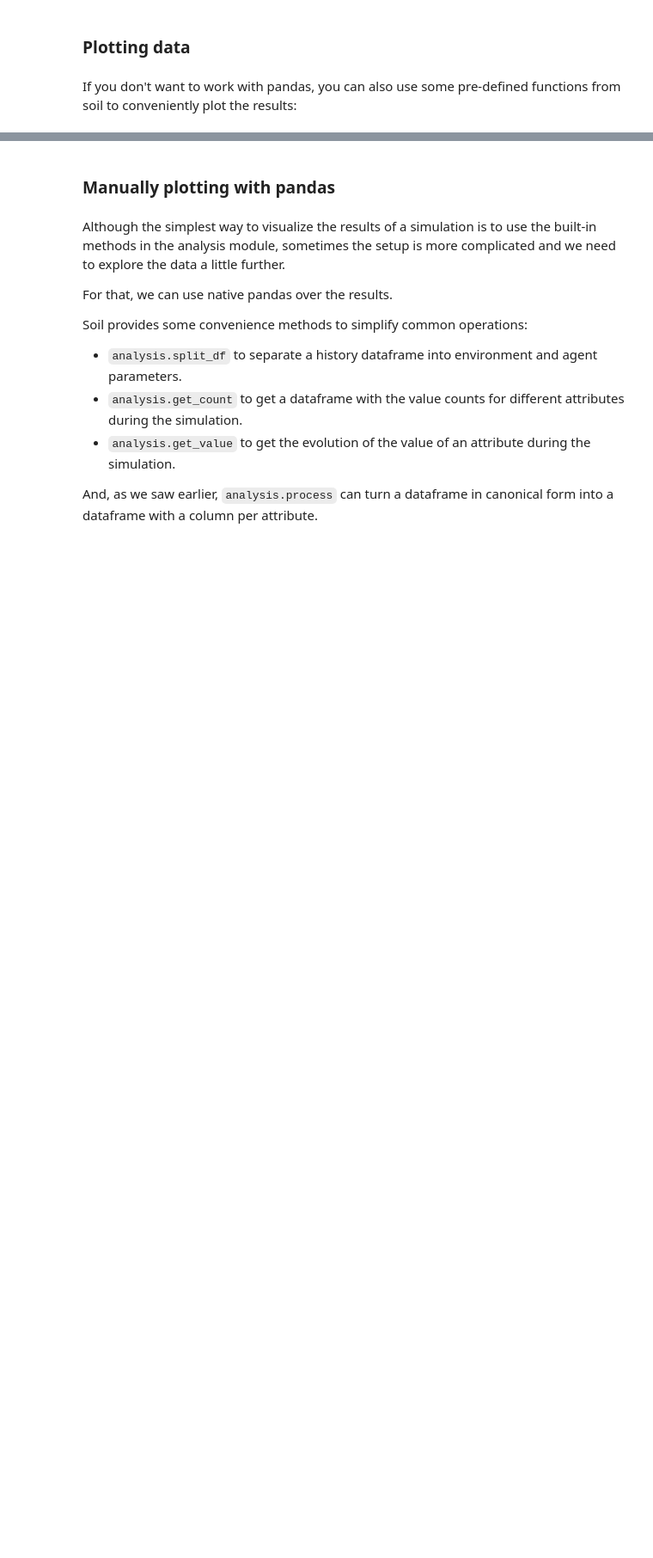
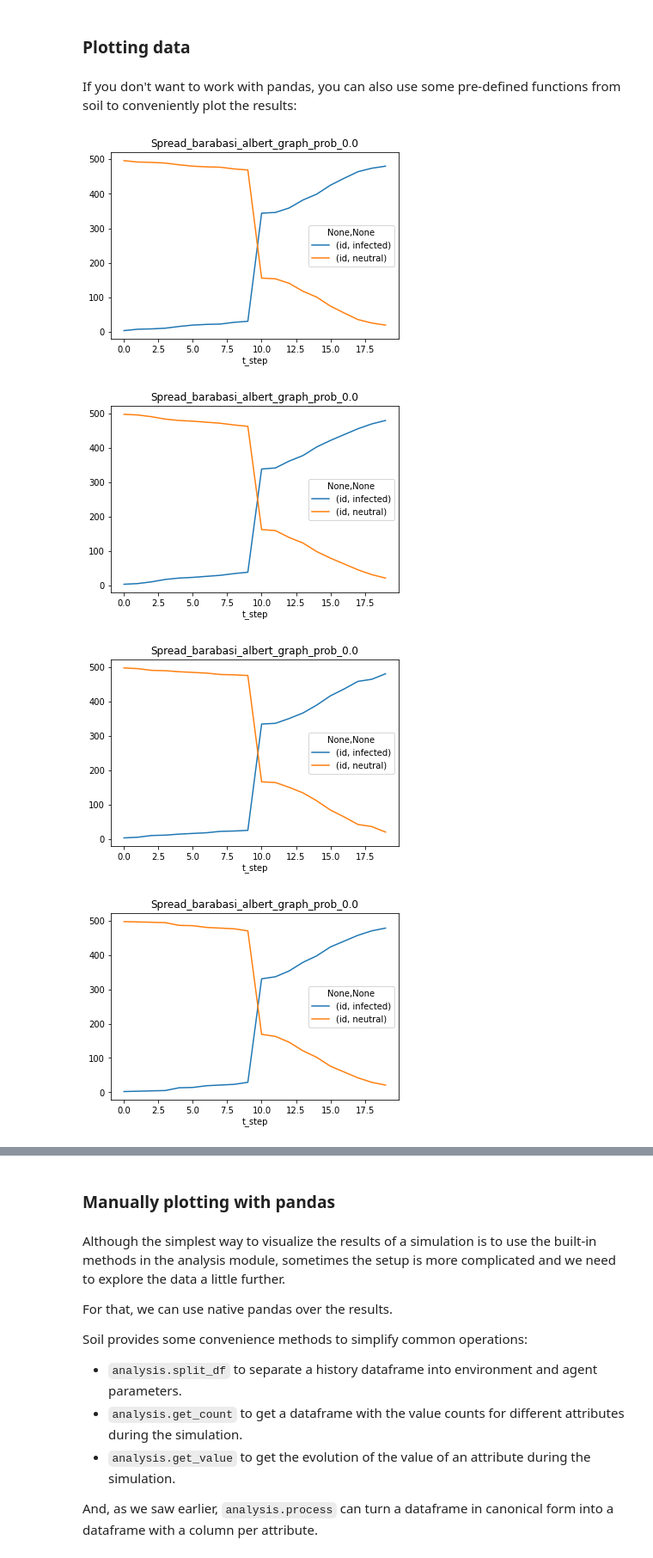
Before and after one commit to gsi-upm/soil, a Jupyter notebook: examples/tutorial/soil_tutorial.ipynb, the cells around one changed output, grey strips where cells are left out. Shown at 86% size. Drawn from its saved outputs; the diff is of its cells as text; code cells hidden in the pictures; blank space fills up the shorter version.

```diff
--- a/examples/tutorial/soil_tutorial.ipynb
+++ b/examples/tutorial/soil_tutorial.ipynb
@@ -338,4 +469,9 @@ agents1.loc['0'].dropna(axis=1)
 # %% [markdown]
 If you don't want to work with pandas, you can also use some pre-defined functions from soil to conveniently plot the results:
 # %%
-plot_all('soil_output/Spread_barabasi_albert_graph_prob_0.0/', get_count, 'id');
+analysis.plot_all('soil_output/Spread_barabasi_albert_graph_prob_0.0/', analysis.get_count, 'id');
+# %% [output]
+[figure, added]
+[figure, added]
+[figure, added]
+[figure, added]
```
Also changed, not shown: parts of 46 cells of this notebook, 28 other files.
